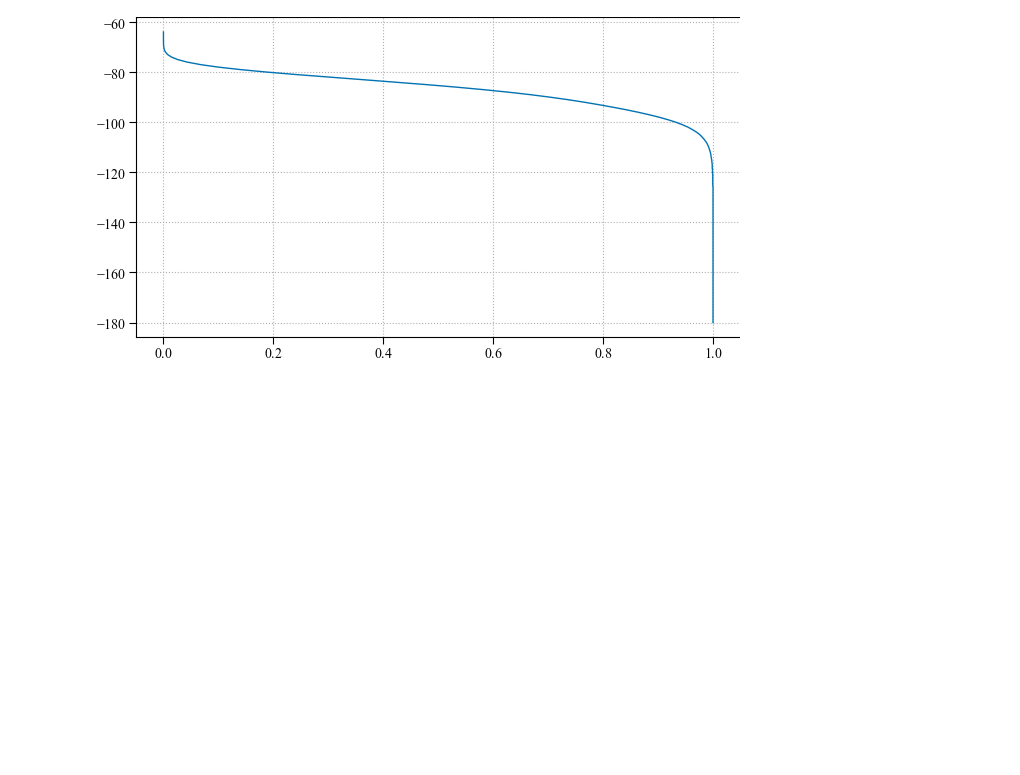
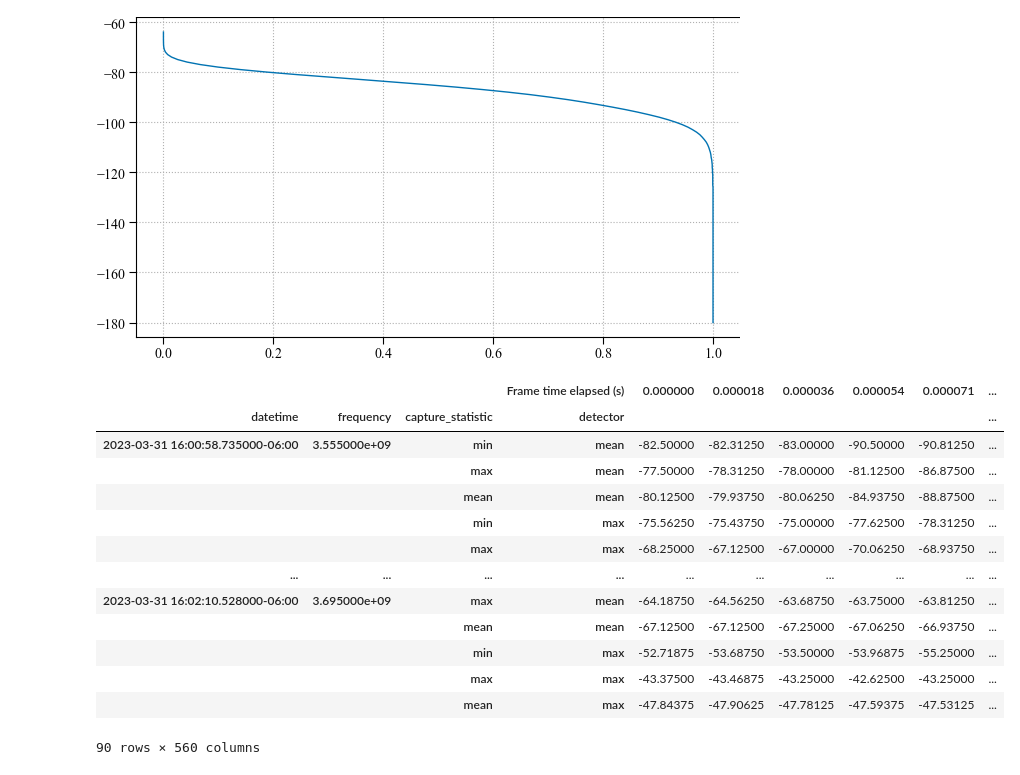
Before and after one commit to usnistgov/nasctn-sea-ingest, a Jupyter notebook: demos/read_seamf.ipynb, the cells around one changed output. Drawn from its saved outputs; the diff is of its cells as text; code cells hidden in the pictures; blank space fills up the shorter version.

```diff
--- a/demos/read_seamf.ipynb
+++ b/demos/read_seamf.ipynb
@@ -232,3 +266,20 @@ NaN    -31
 NaN    -30
 Length: 151, dtype: int64
 [figure]
+# %%
+dfs4['pfp']
+# %% [output]
+|  |  |  | Frame time elapsed (s) | 0.000000 | 0.000018 | 0.000036 | 0.000054 | 0.000071 | ... |
+| datetime | frequency | capture_statistic | detector |  |  |  |  |  | ... |
+| 2023-03-31 16:00:58.735000-06:00 | 3.555000e+09 | min | mean | -82.50000 | -82.31250 | -83.00000 | -90.50000 | -90.81250 | ... |
+|  |  | max | mean | -77.50000 | -78.31250 | -78.00000 | -81.12500 | -86.87500 | ... |
+|  |  | mean | mean | -80.12500 | -79.93750 | -80.06250 | -84.93750 | -88.87500 | ... |
+|  |  | min | max | -75.56250 | -75.43750 | -75.00000 | -77.62500 | -78.31250 | ... |
+|  |  | max | max | -68.25000 | -67.12500 | -67.00000 | -70.06250 | -68.93750 | ... |
+| ... | ... | ... | ... | ... | ... | ... | ... | ... | ... |
+| 2023-03-31 16:02:10.528000-06:00 | 3.695000e+09 | max | mean | -64.18750 | -64.56250 | -63.68750 | -63.75000 | -63.81250 | ... |
+|  |  | mean | mean | -67.12500 | -67.12500 | -67.25000 | -67.06250 | -66.93750 | ... |
+|  |  | min | max | -52.71875 | -53.68750 | -53.50000 | -53.96875 | -55.25000 | ... |
+|  |  | max | max | -43.37500 | -43.46875 | -43.25000 | -42.62500 | -43.25000 | ... |
+|  |  | mean | max | -47.84375 | -47.90625 | -47.78125 | -47.59375 | -47.53125 | ... |
+90 rows × 560 columns
```
Also changed, not shown: parts of 13 cells of this notebook, 2 other files.
